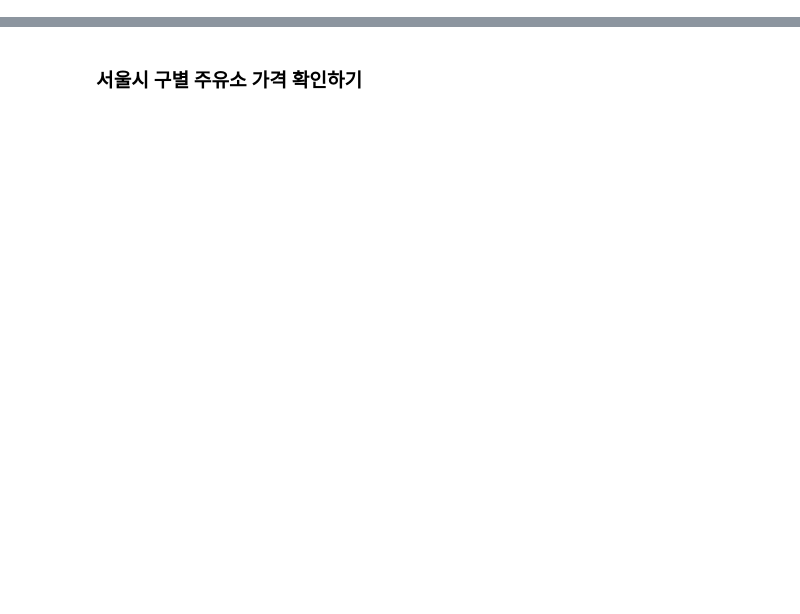
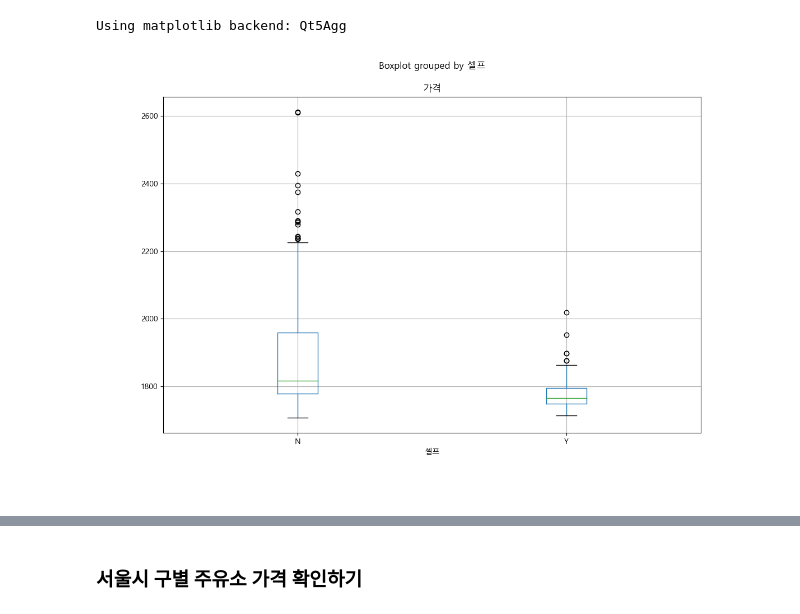
Before and after one commit to dawoonyoon/analysis-practice, a Jupyter notebook: Feb/셀프_주유소.ipynb, the cells around one changed output, grey strips where cells are left out. Drawn from its saved outputs; the diff is of its cells as text; code cells hidden in the pictures; blank space fills up the shorter version.

```diff
--- a/Feb/셀프_주유소.ipynb
+++ b/Feb/셀프_주유소.ipynb
@@ -102,22 +93,14 @@ memory usage: 22.7+ KB
 # %%
 import matplotlib.pyplot as plt
 import seaborn as sns
-# %matplotlib
-
-# import platform
-
-# path = "c:/Windows/Fonts/malgun.ttf"
-# from matplotlib import font_manager, rc
-# if platform.system() == 'Darwin':
-#     rc('font', family='AppleGothic')
-# elif platform.system() == 'Windows':
-#     font_name = font_manager.FontProperties(fname=path).get_name()
-#     rc('font', family=font_name)
-# else:
-#     print('Error : Unknown system')
+%matplotlib
+from IPython.display import Image
 
 stations.boxplot(column='가격', by='셀프', figsize=(12,8))
-plt.show()
+Image("./Figure_1.png")
+# %% [output]
+Using matplotlib backend: Qt5Agg
+[figure, added]
 # %%
 # 주유소 브랜드별 셀프 주유소가 얼마나 저렴한지 확인
 plt.figure(figsize=(12,8))
```
Also changed, not shown: parts of 14 cells of this notebook.
